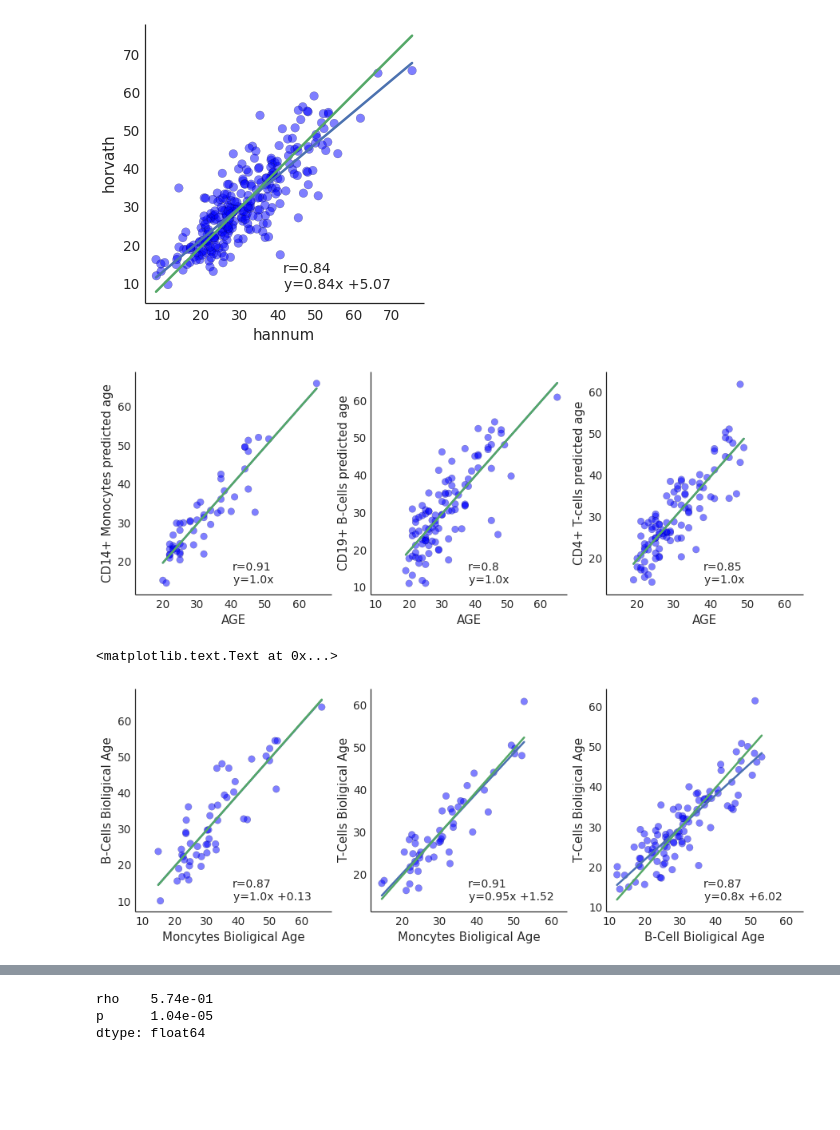
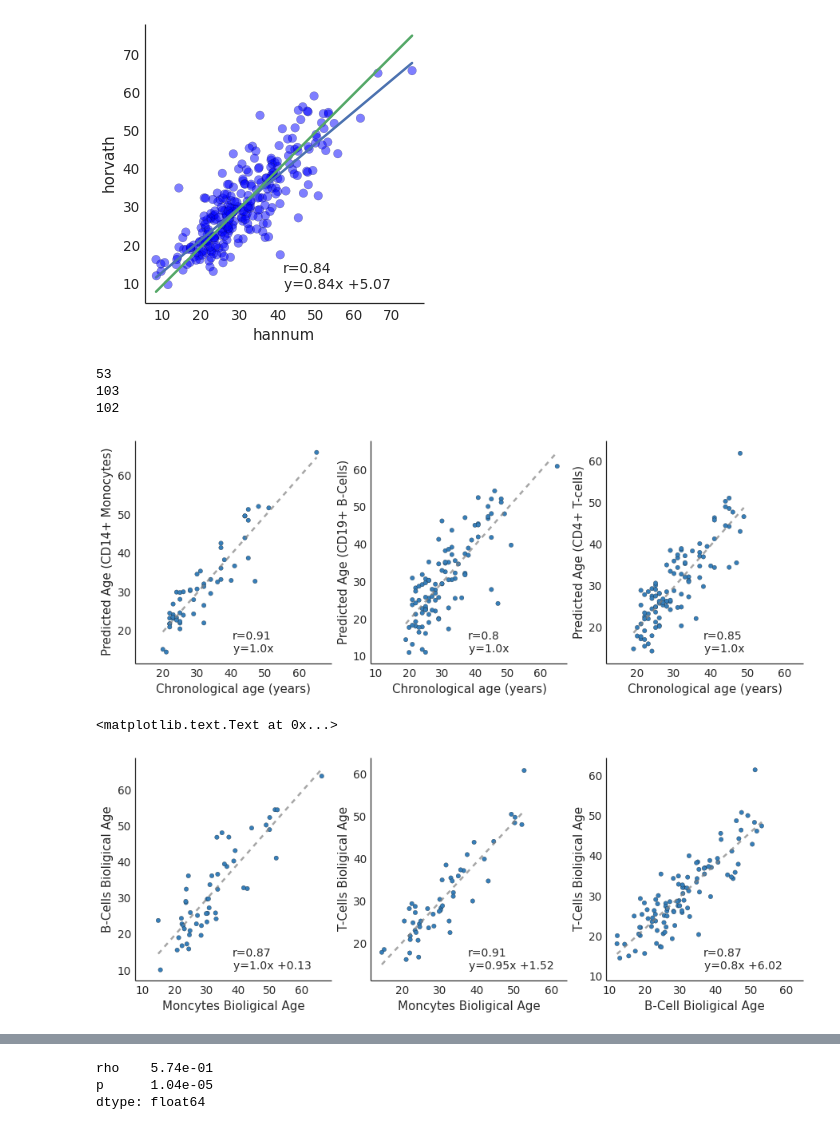
Before and after one commit to theandygross/HIV_Methylation, a Jupyter notebook: Other/Lupus_Cohort.ipynb, the cells around one changed output, grey strips where cells are left out. Drawn from its saved outputs; the diff is of its cells as text; code cells hidden in the pictures; blank space fills up the shorter version.

```diff
--- a/Other/Lupus_Cohort.ipynb
+++ b/Other/Lupus_Cohort.ipynb
@@ -127,14 +130,22 @@ def detrend_ma(ss):
 # %%
 fig, axs = subplots(1,3, figsize=(15,5))
 ct = ['CD14+ Monocytes', 'CD19+ B-Cells', 'CD4+ T-cells']
 ff = aa.patient.isin(ti(aa[aa.cell_type.isin(ct)].patient.value_counts() > 1))
 ff = ti(ff)
 for i,c in enumerate(ct):
     idx = ti(aa.cell_type == c).intersection(ff)
-    plot_regression(aa.AGE, detrend_ma(aa.ix[idx]), ax=axs[i])
-    axs[i].set_ylabel('{} predicted age'.format(c))
+    print len(idx)
+    plot_regression(aa.AGE, detrend_ma(aa.ix[idx]), ax=axs[i],
+                    s=30, color=colors[1], alpha=1, edgecolor='black',
+                    line_args=[{'color':'grey','alpha':.7, 'ls':'--'},
+                               {'alpha':0}])
+    axs[i].set_ylabel('Predicted Age ({})'.format(c))
+    axs[i].set_xlabel('Chronological age (years)'.format(c))
 # %% [output]
+53
+103
+102
-[figure, old version]
+[figure, new version]
 # %%
 d1 = aa[aa.cell_type == 'CD14+ Monocytes'].set_index('patient')
 d2 = aa[aa.cell_type == 'CD19+ B-Cells'].set_index('patient')
@@ -142,30 +153,35 @@ d3 = aa[aa.cell_type == 'CD4+ T-cells'].set_index('patient')
 
 fig, axs = subplots(1,3, figsize=(15,5))
 
+def plot_regression_sp(a,b,ax):
+    plot_regression(a,b, ax=ax,
+                    s=30, color=colors[1], alpha=1, edgecolor='black',
+                    line_args=[{'color':'grey','alpha':.7, 'ls':'--'},
+                               {'alpha':0}])
 
 idx1 = d1.index.intersection(d2.index)
 v1 = detrend_ma(d1.ix[idx1])
 v2 = detrend_ma(d2.ix[idx1])
-plot_regression(v1, v2, ax=axs[0])
+plot_regression_sp(v1, v2, ax=axs[0])
 axs[0].set_xlabel('Moncytes Bioligical Age')
 axs[0].set_ylabel('B-Cells Bioligical Age')
 
 idx2 = d1.index.intersection(d3.index)
 v1 = detrend_ma(d1.ix[idx2])
 v2 = detrend_ma(d3.ix[idx2])
-plot_regression(v1, v2, ax=axs[1])
+plot_regression_sp(v1, v2, ax=axs[1])
 axs[1].set_xlabel('Moncytes Bioligical Age')
 axs[1].set_ylabel('T-Cells Bioligical Age')
 
 idx3 = d2.index.intersection(d3.index)
 v1 = detrend_ma(d2.ix[idx3])
 v2 = detrend_ma(d3.ix[idx3])
-plot_regression(v1, v2, ax=axs[2])
+plot_regression_sp(v1, v2, ax=axs[2])
 axs[2].set_xlabel('B-Cell Bioligical Age')
 axs[2].set_ylabel('T-Cells Bioligical Age')
 # %% [output]
 <matplotlib.text.Text at 0x...>
-[figure, old version]
+[figure, new version]
 # %%
 d1 = aa[aa.cell_type == 'CD14+ Monocytes'].set_index('patient')
 d2 = aa[aa.cell_type == 'CD19+ B-Cells'].set_index('patient')
```
Also changed, not shown: parts of 6 cells of this notebook, 45 other files.
